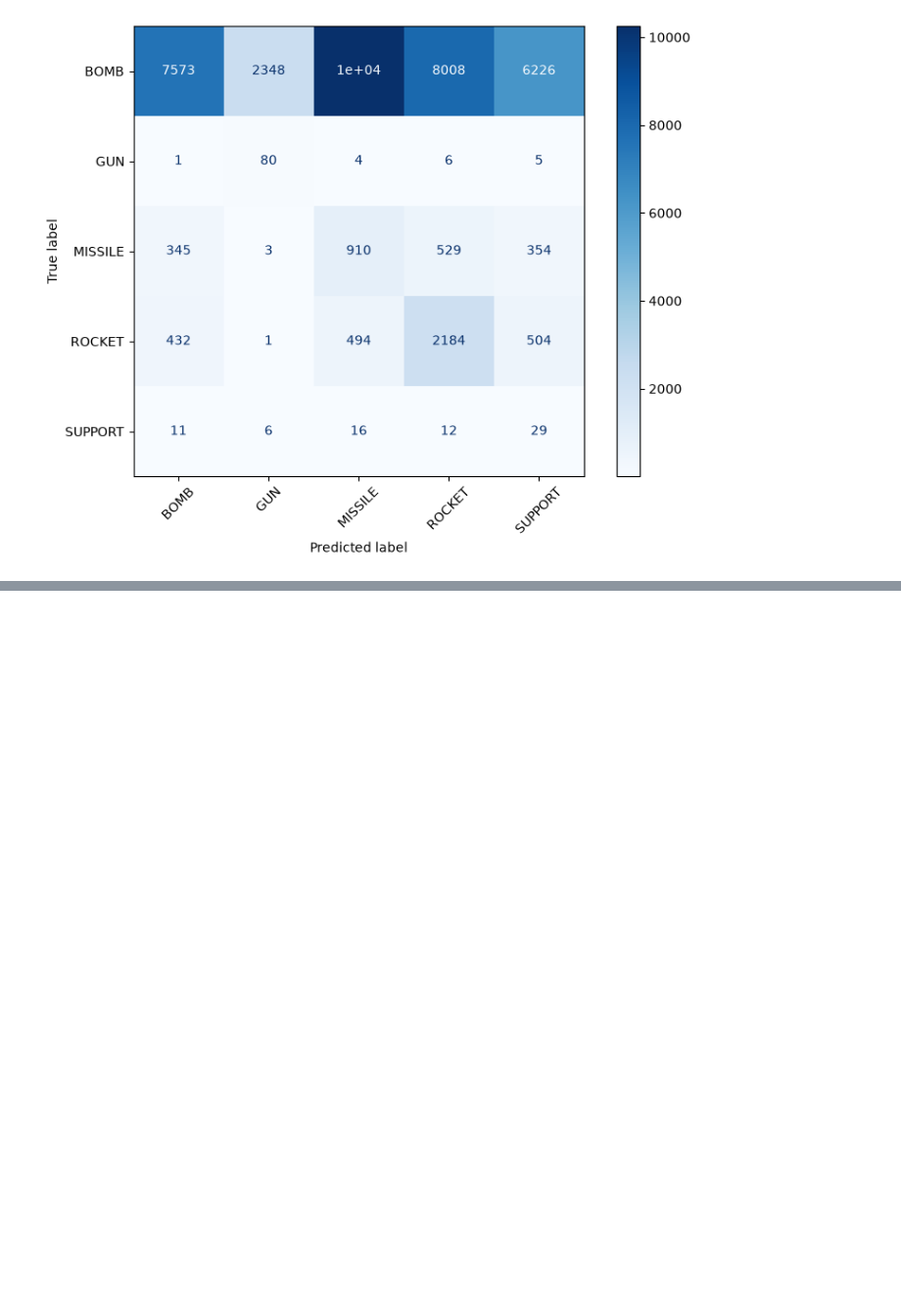
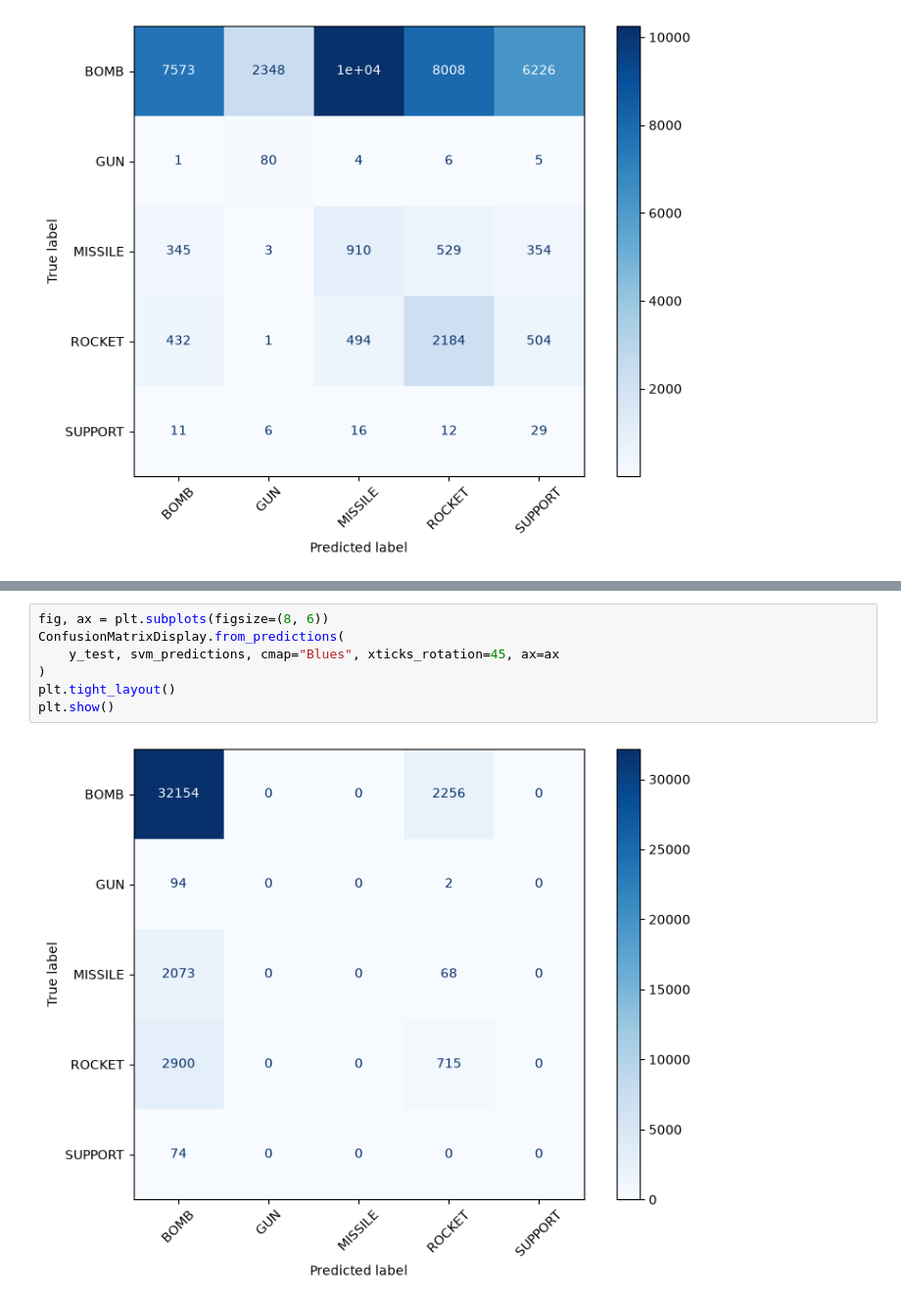
Before and after one commit to ristotammela/thoranalytics, a Jupyter notebook: THOR-100 - F4 weapon analysis.ipynb, the cells around one changed output, grey strips where cells are left out. Shown at 98% size. Drawn from its saved outputs; the diff is of its cells as text; blank space fills up the shorter version.

```diff
--- a/THOR-100 - F4 weapon analysis.ipynb
+++ b/THOR-100 - F4 weapon analysis.ipynb
@@ -141,0 +187,9 @@ plt.show()
+# %%
+fig, ax = plt.subplots(figsize=(8, 6))
+ConfusionMatrixDisplay.from_predictions(
+    y_test, svm_predictions, cmap="Blues", xticks_rotation=45, ax=ax
+)
+plt.tight_layout()
+plt.show()
+# %% [output]
+[figure, added]
```
Also changed, not shown: parts of 8 cells of this notebook.
